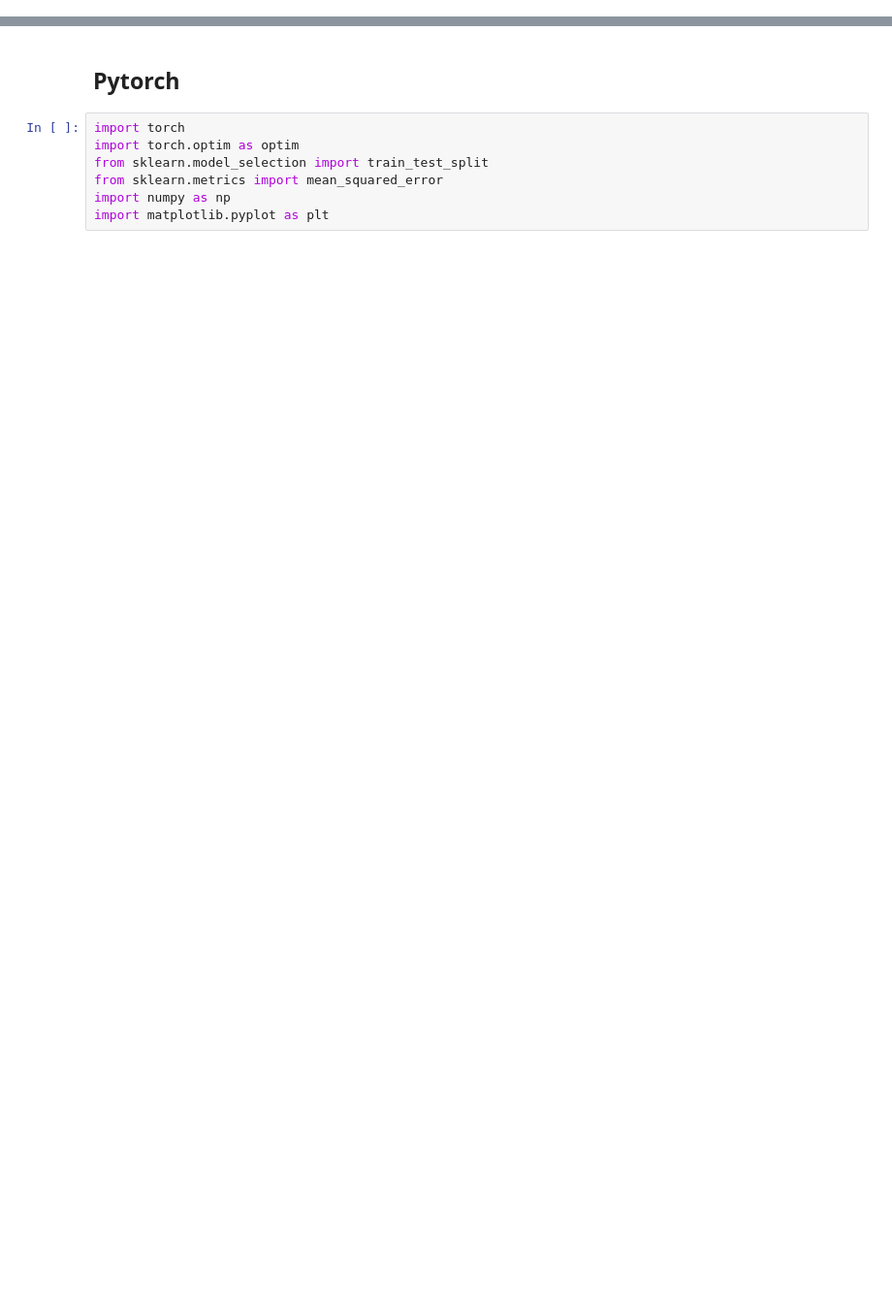
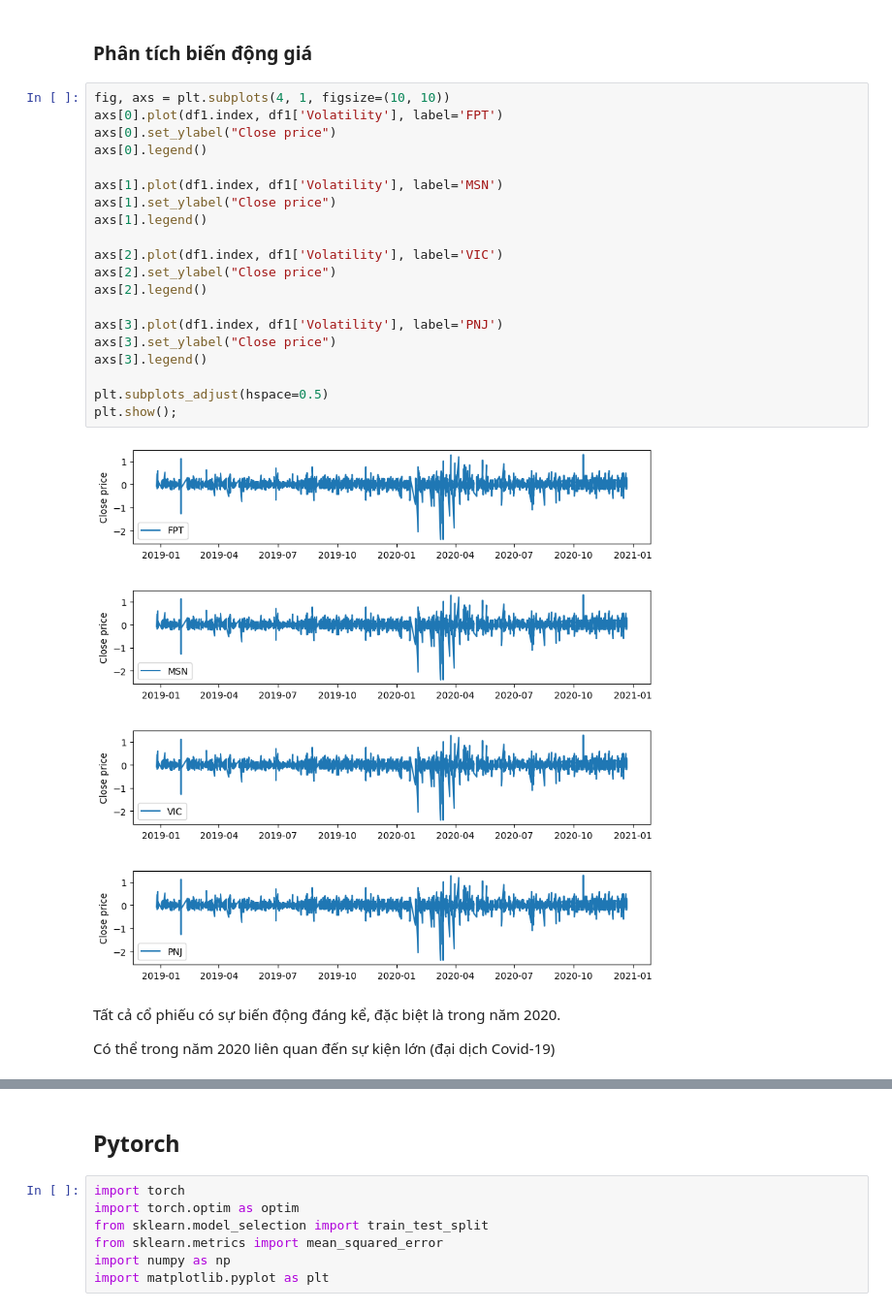
Before and after one commit to tonganf/LSTM_GRU_BTC, a Jupyter notebook: forecast.ipynb, the cells around one changed output, grey strips where cells are left out. Shown at 97% size. Drawn from its saved outputs; the diff is of its cells as text; blank space fills up the shorter version.

```diff
--- a/forecast.ipynb
+++ b/forecast.ipynb
@@ -150,0 +96,28 @@ Y_ = scaler.inverse_transform(Y_)
+# %% [markdown]
+### Phân tích biến động giá
+# %%
+fig, axs = plt.subplots(4, 1, figsize=(10, 10))
+axs[0].plot(df1.index, df1['Volatility'], label='FPT')
+axs[0].set_ylabel("Close price")
+axs[0].legend()
+
+axs[1].plot(df1.index, df1['Volatility'], label='MSN')
+axs[1].set_ylabel("Close price")
+axs[1].legend()
+
+axs[2].plot(df1.index, df1['Volatility'], label='VIC')
+axs[2].set_ylabel("Close price")
+axs[2].legend()
+
+axs[3].plot(df1.index, df1['Volatility'], label='PNJ')
+axs[3].set_ylabel("Close price")
+axs[3].legend()
+
+plt.subplots_adjust(hspace=0.5)
+plt.show();
+# %% [output]
+[figure, added]
+# %% [markdown]
+Tất cả cổ phiếu có sự biến động đáng kể, đặc biệt là trong năm 2020.
+
+Có thể trong năm 2020 liên quan đến sự kiện lớn (đại dịch Covid-19)
```
Also changed, not shown: parts of 51 cells of this notebook, 17 other files.
